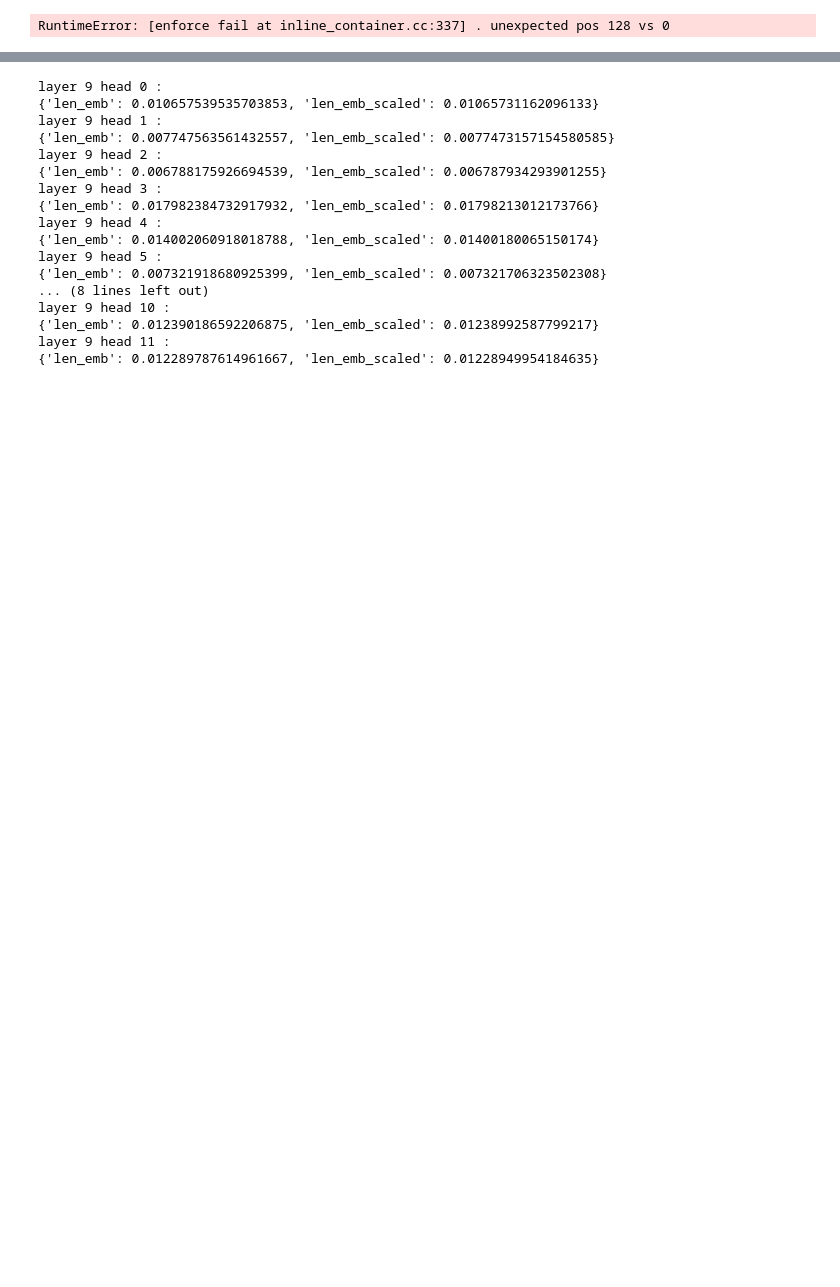
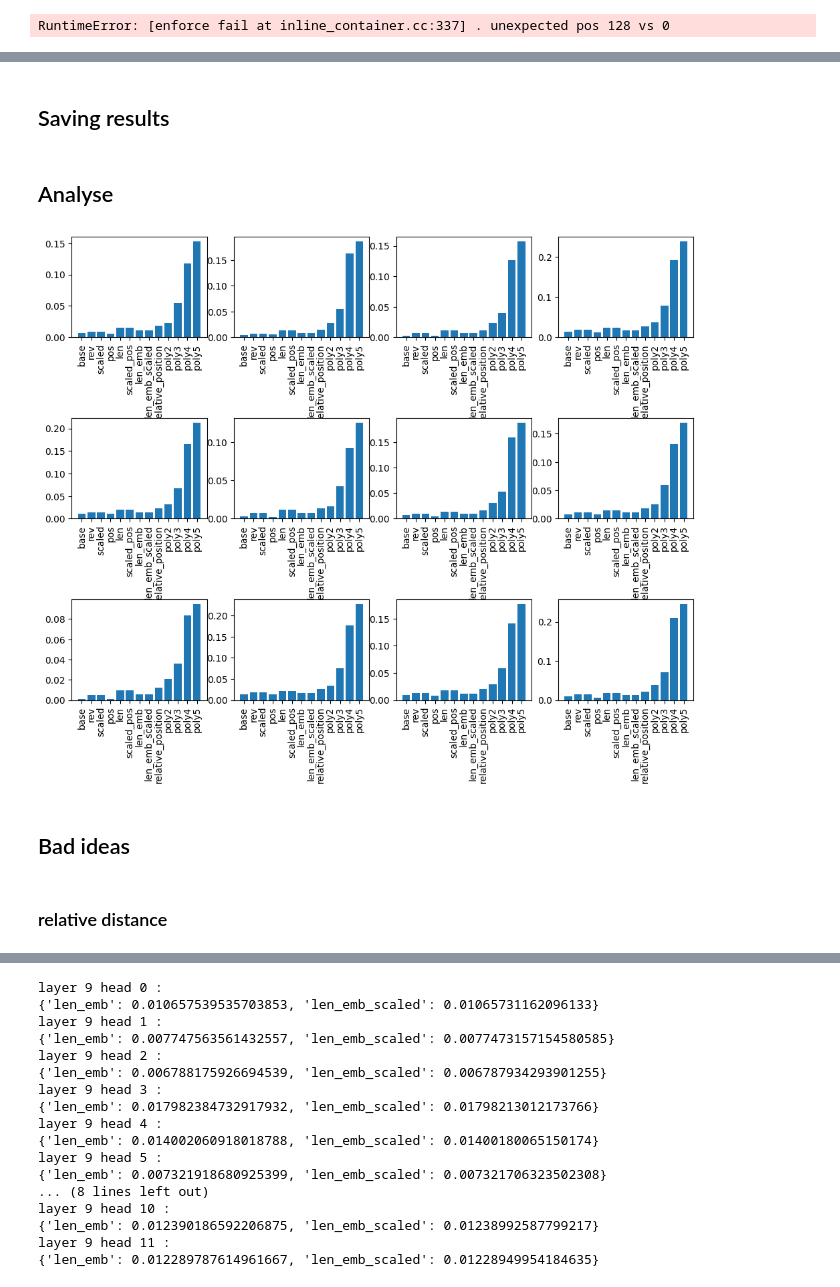
Before and after one commit to JetBrains-Research/effective-inference, a Jupyter notebook: notebooks/encoder_embedind_pos_training.ipynb, the cells around one changed output, grey strips where cells are left out. Cells and saved outputs as stored; diff of their text form; code cells hidden in the pictures; blank space fills up the shorter version.

Commit message:
Clearer encoder_embedind_pos_training.ipynb notebook

```diff
--- a/notebooks/encoder_embedind_pos_training.ipynb
+++ b/notebooks/encoder_embedind_pos_training.ipynb
@@ -91,7 +93,0 @@ model.config.num_hidden_layers
-# %%
-encoded_inputs = tokenizer.encode(
-                    ex['sentence1'],
-                    ex['sentence2'],
-                    truncation=True,
-                    return_tensors='pt'
-                ).to(device)
@@ -160,7 +158,7 @@ for ex in tqdm(glue_datasets['mrpc']['train']):
     for layer in [9]:
         if layer not in layer2head2sample:
             layer2head2sample[layer] = {}
-        for head_num in range( aa.attentions[0].shape[1]): #
+        for head_num in [0, 6, 9]:#range( aa.attentions[0].shape[1]): #
             if head_num not in layer2head2sample[layer]:
                 layer2head2sample[layer][head_num] = []
             for from_ in range(aa.attentions[0].shape[2]):
@@ -182,0 +267,2 @@ X_poly = poly_features.fit_transform(X)
+# %% [markdown]
+## Saving results
@@ -182,0 +276,51 @@ X_poly = poly_features.fit_transform(X)
+# %% [markdown]
+## Analyse
+# %%
+name = '/Users/sashafedorova/jetBrainsIntern/effective-inference/utils/results.pickle'
+result = get_from_pickle_File(name)
+# %%
+import matplotlib.pyplot as plt
+
+
+# Extract the data for each head
+head_scores = {}
+for layer in [9]:
+    for head, score_dict in result[layer].items():
+        if head not in head_scores:
+            head_scores[head] = {}
+        for df, score in score_dict.items():
+            if df not in head_scores[head]:
+                head_scores[head][df] = []
+            head_scores[head][df].append(score)
+
+fig, axes = plt.subplots(3, 4, figsize = (12, 9))
+# Create bar plots for each head
+for head, score_dict in head_scores.items():
+    dfs = list(score_dict.keys())
+    scores = [sublist[0] for sublist in list(score_dict.values())]
+
+    # Set the width of the bars
+    bar_width = 0.15
+
+    # Set the x positions of the bars
+    r = range(len(dfs))
+    ax = axes[head//4, head%4]
+    # Create a bar plot
+    ax.bar(dfs, scores)
+    # for i, score in enumerate(scores):
+    #     ax.bar([x + i * bar_width for x in r], score, bar_width, label=dfs[i])
+
+    # Customize the plot
+    # ax.set_xlabel('Dataframes')
+    # ax.set_ylabel('Score')
+    # ax.set_title(f'Scores for Head {head}')
+    ax.set_xticklabels(dfs, rotation=90)
+plt.subplots_adjust(hspace=0.8, wspace= 0.2)
+    # Show the plot
+plt.show()
+# %% [output]
+[figure, added]
+# %% [markdown]
+## Bad ideas
+# %% [markdown]
+### relative distance
```
Also changed, not shown: parts of 44 cells of this notebook.
